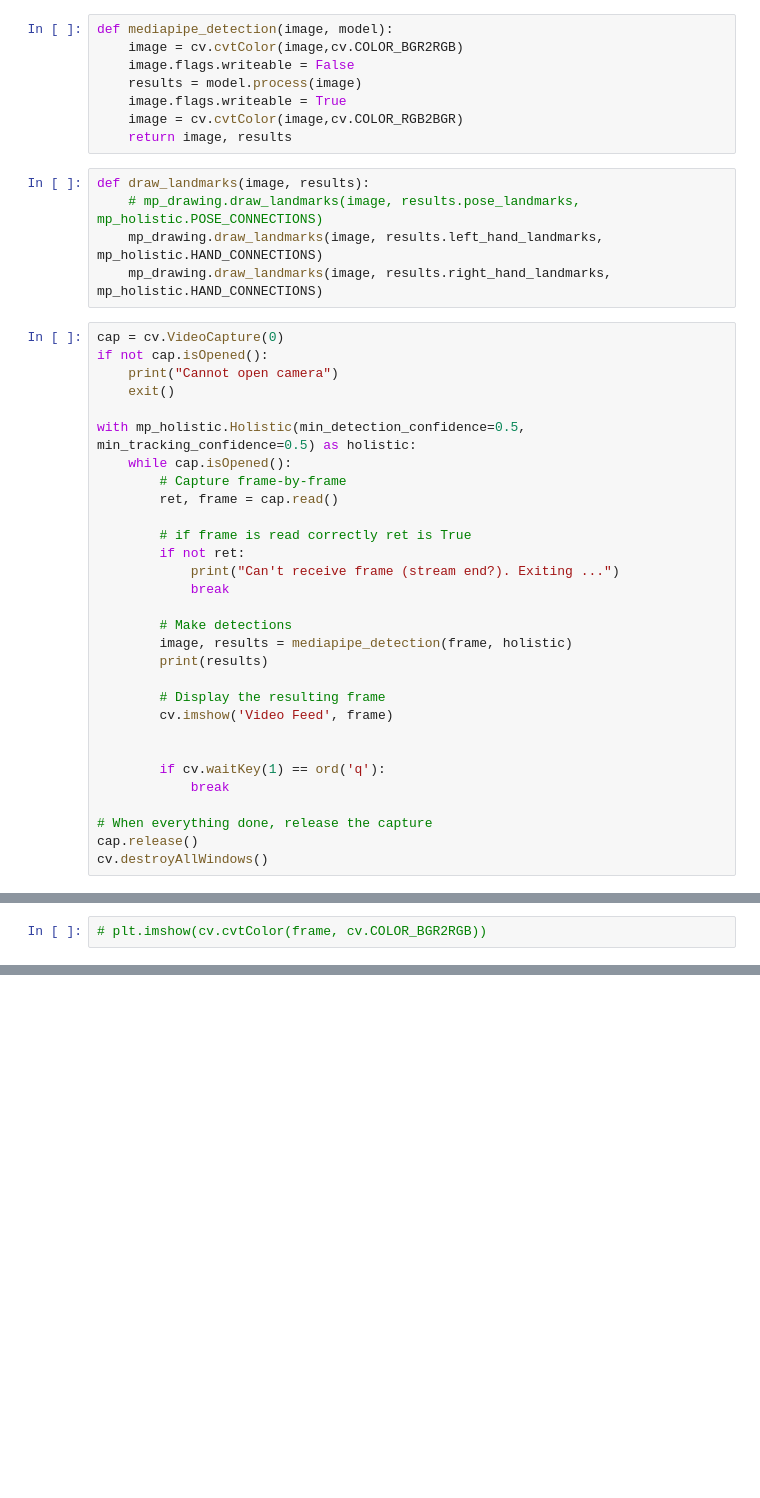
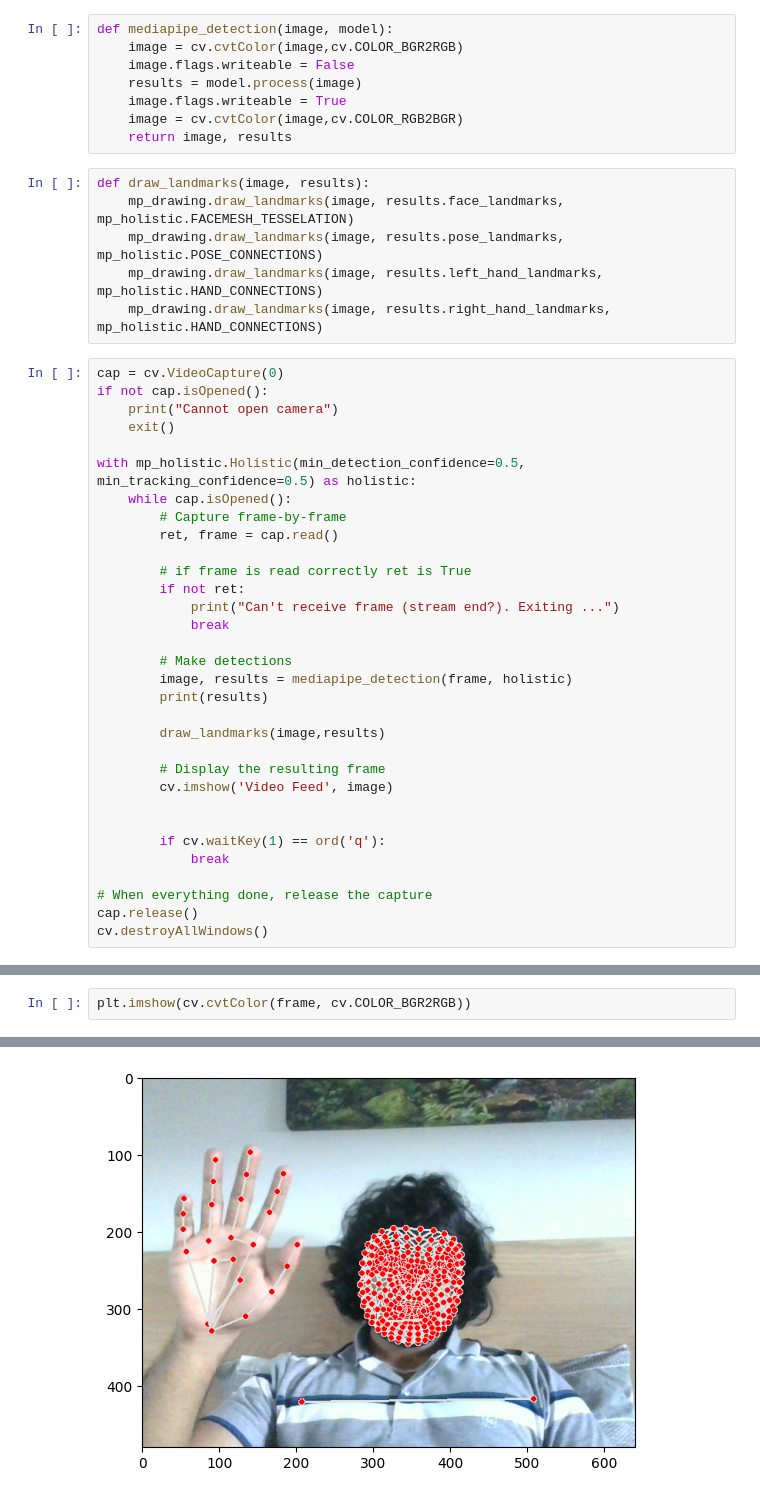
Before and after one commit to FireFly49/gesture_screen_controls, a Jupyter notebook: gestures.ipynb, the cells around one changed output, grey strips where cells are left out. Saved outputs shown, nothing was run; the diff lists cells and outputs as text; blank space fills up the shorter version.

Commit message:
Safety commit before ditching mediapipe holistic for mediapipe hands instead (more optimisied)

```diff
--- a/gestures.ipynb
+++ b/gestures.ipynb
@@ -23,7 +23,8 @@ def mediapipe_detection(image, model):
     return image, results
 # %%
 def draw_landmarks(image, results):
-    # mp_drawing.draw_landmarks(image, results.pose_landmarks, mp_holistic.POSE_CONNECTIONS)
+    mp_drawing.draw_landmarks(image, results.face_landmarks, mp_holistic.FACEMESH_TESSELATION)
+    mp_drawing.draw_landmarks(image, results.pose_landmarks, mp_holistic.POSE_CONNECTIONS)
     mp_drawing.draw_landmarks(image, results.left_hand_landmarks, mp_holistic.HAND_CONNECTIONS)
     mp_drawing.draw_landmarks(image, results.right_hand_landmarks, mp_holistic.HAND_CONNECTIONS)
 # %%
@@ -46,8 +47,10 @@ with mp_holistic.Holistic(min_detection_confidence=0.5, min_tracking_confidence=
         image, results = mediapipe_detection(frame, holistic)
         print(results)
 
+        draw_landmarks(image,results)
+
         # Display the resulting frame
-        cv.imshow('Video Feed', frame)
+        cv.imshow('Video Feed', image)
 
 
         if cv.waitKey(1) == ord('q'):
@@ -79,2 +82,3 @@ cv.destroyAllWindows()
 # %%
-# plt.imshow(cv.cvtColor(frame, cv.COLOR_BGR2RGB))
+plt.imshow(cv.cvtColor(frame, cv.COLOR_BGR2RGB))
+# %% [output]
@@ -80,0 +86 @@ cv.destroyAllWindows()
+[figure, added]
```
Also changed, not shown: parts of 12 cells of this notebook.
